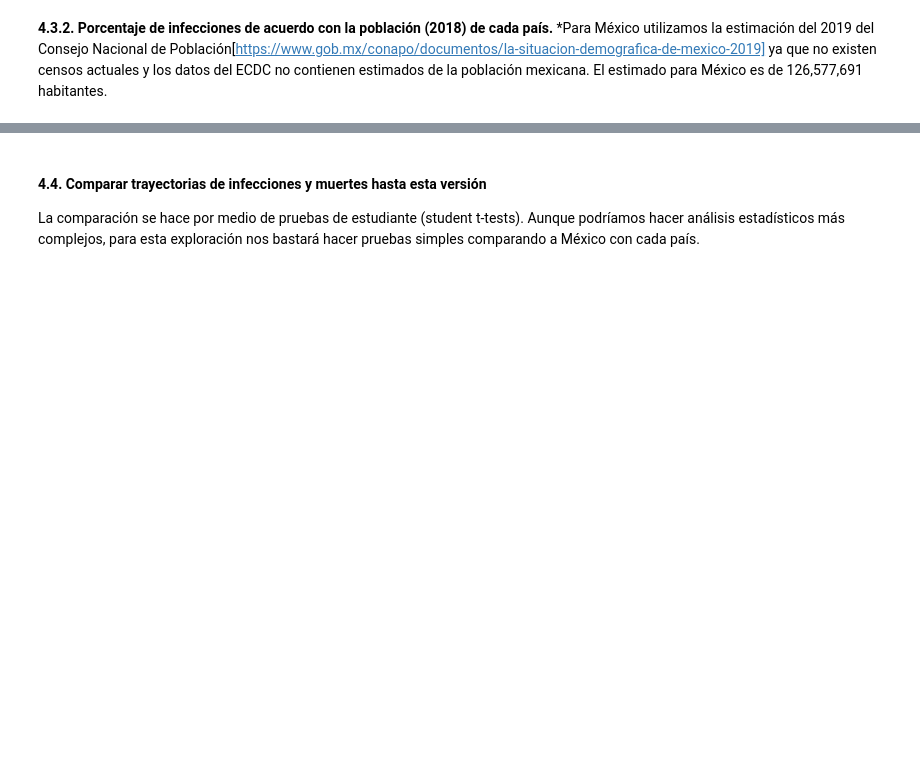
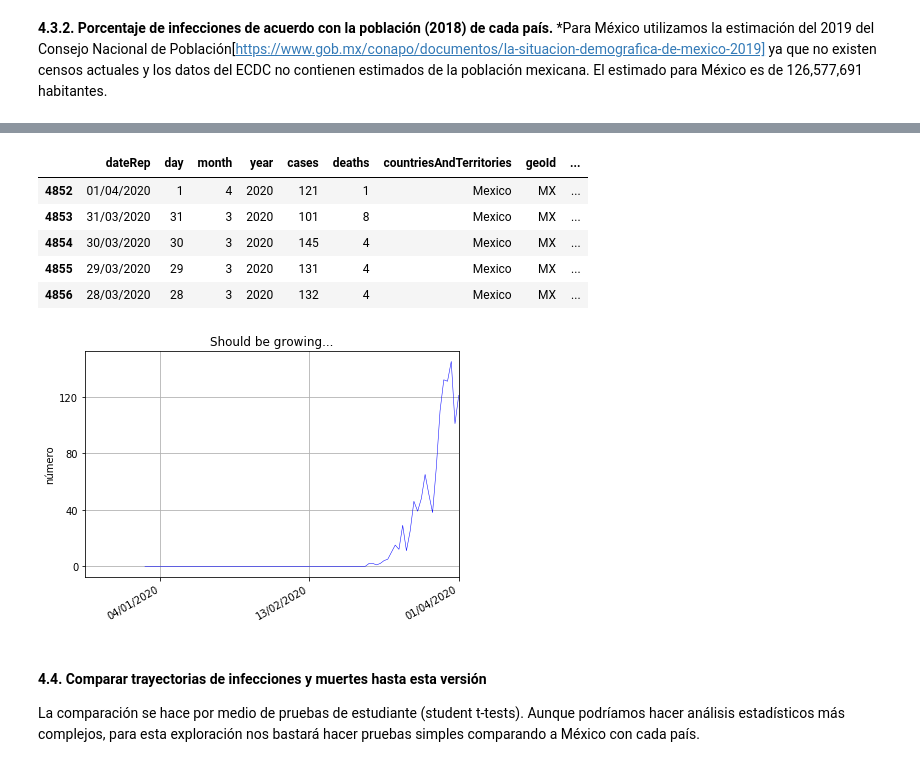
Before and after one commit to damian-romero/covid19_mx, a Jupyter notebook: covid/covid19mx_notebook.ipynb, the cells around one changed output, grey strips where cells are left out. Drawn from its saved outputs; the diff is of its cells as text; code cells hidden in the pictures; blank space fills up the shorter version.

```diff
--- a/covid/covid19mx_notebook.ipynb
+++ b/covid/covid19mx_notebook.ipynb
@@ -207,3 +238,37 @@ mx_habitantes = 126577691
+# %%
+from matplotlib.dates import DayLocator, HourLocator, DateFormatter, drange
+# import numpy as np
+
+def plot_ts(df, field):
+    dates = df["dateRep"]
+    values = df[field]
+    vals = list()
+    dts = list()
+    for i, j in enumerate(dates):
+        dts.append(dates.iloc[i])
+        vals.append(values.iloc[i])
+    a = plt.plot_date(dts, vals, 'b-', linewidth=0.5)#, dts
+    return a
+
+fig, ax = plt.subplots()
+ax.set_xlim(100, 0)  # decreasing time
+fig.autofmt_xdate()
+ax.set_ylabel('número')
+ax.set_title('Should be growing...')
+plt.tight_layout()
+ax.xaxis.set_major_locator(plt.MaxNLocator(3))
+ax.yaxis.set_major_locator(plt.MaxNLocator(5))
+ax.grid(True)
+ax = plot_ts(mx3, 'cases')
+mx3.head()
+# %% [output]
+|  | dateRep | day | month | year | cases | deaths | countriesAndTerritories | geoId | ... |
+| 4852 | 01/04/2020 | 1 | 4 | 2020 | 121 | 1 | Mexico | MX | ... |
+| 4853 | 31/03/2020 | 31 | 3 | 2020 | 101 | 8 | Mexico | MX | ... |
+| 4854 | 30/03/2020 | 30 | 3 | 2020 | 145 | 4 | Mexico | MX | ... |
+| 4855 | 29/03/2020 | 29 | 3 | 2020 | 131 | 4 | Mexico | MX | ... |
+| 4856 | 28/03/2020 | 28 | 3 | 2020 | 132 | 4 | Mexico | MX | ... |
+[figure, added]
 # %% [markdown]
 #### 4.4. Comparar trayectorias de infecciones y muertes hasta esta versión
 La comparación se hace por medio de pruebas de estudiante (student t-tests). Aunque podríamos hacer análisis estadísticos más complejos, para esta exploración nos bastará hacer pruebas simples comparando a México con cada país.
```
Also changed, not shown: parts of 3 cells of this notebook.
